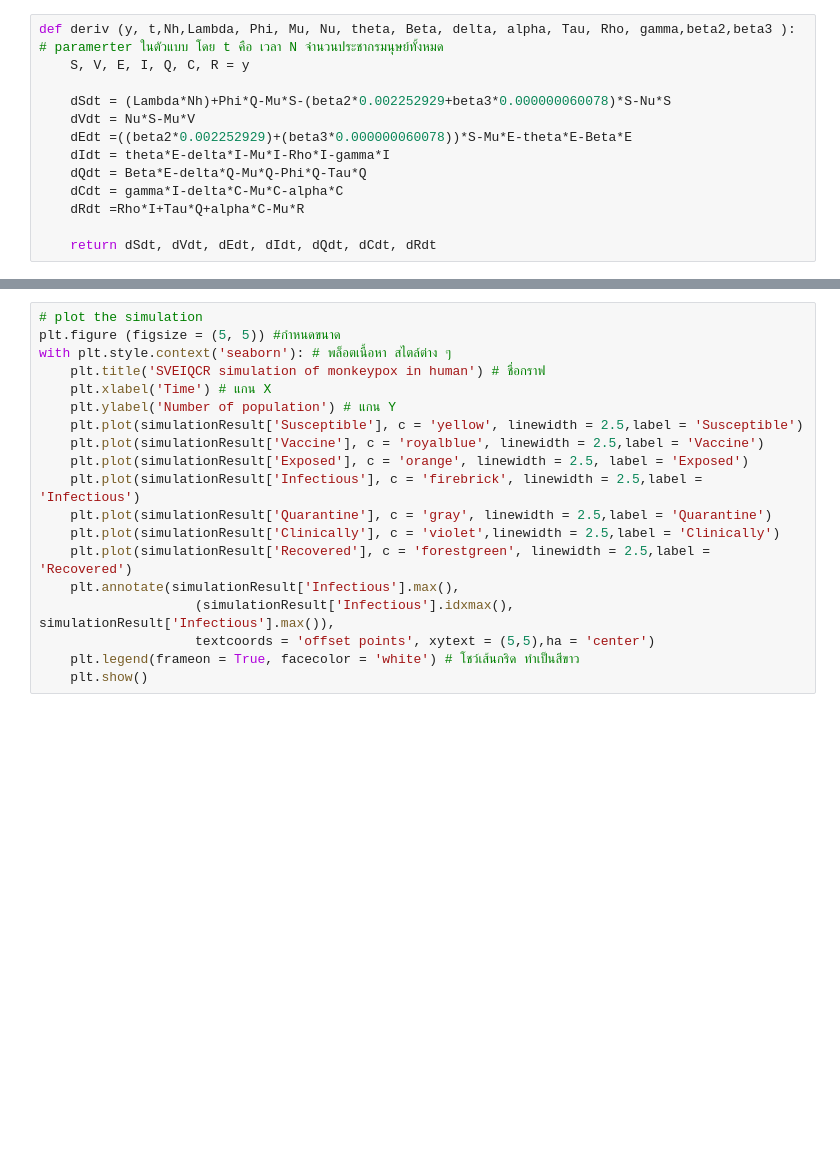
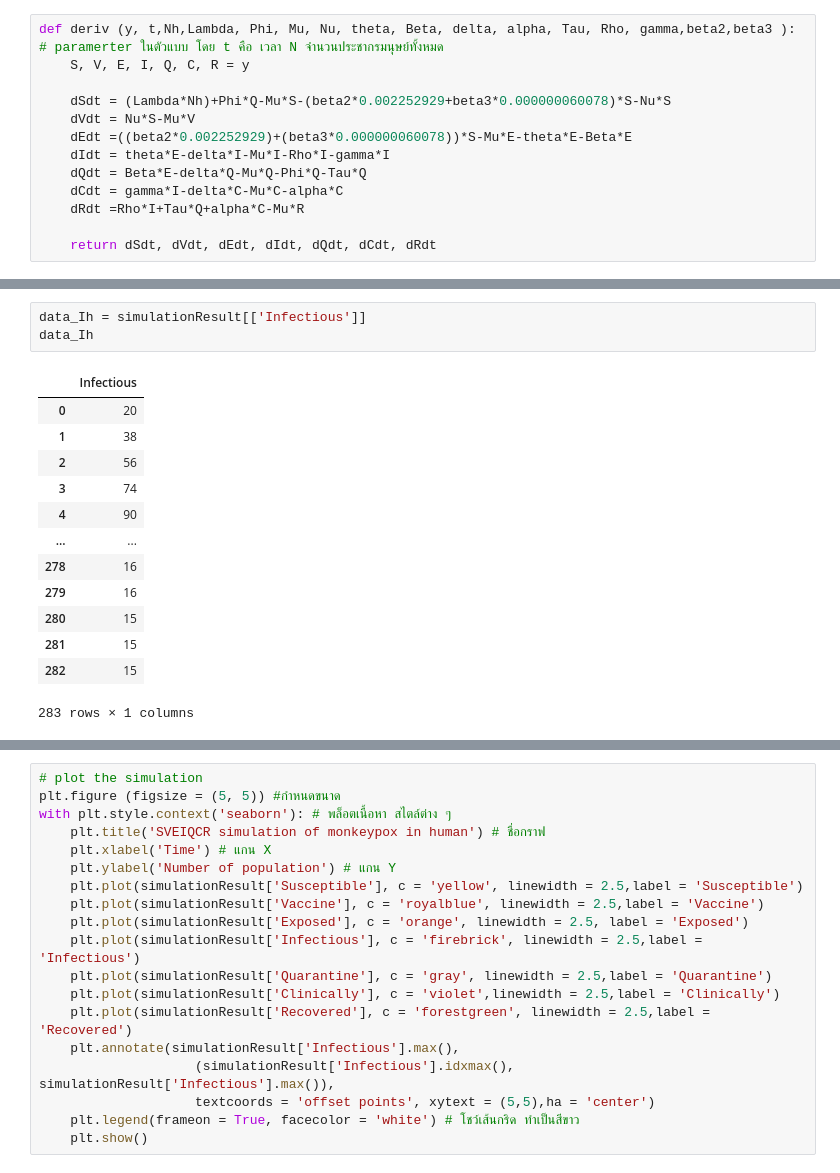
Before and after one commit to Khemapsorn/data_viz_2022, a Jupyter notebook: SVEIQCR.ipynb, the cells around one changed output, grey strips where cells are left out. Saved outputs shown, nothing was run; the diff lists cells and outputs as text; blank space fills up the shorter version.

```diff
--- a/SVEIQCR.ipynb
+++ b/SVEIQCR.ipynb
@@ -131,0 +139,17 @@ simulationResult
+# %%
+data_Ih = simulationResult[['Infectious']]
+data_Ih
+# %% [output]
+|  | Infectious |
+| 0 | 20 |
+| 1 | 38 |
+| 2 | 56 |
+| 3 | 74 |
+| 4 | 90 |
+| ... | ... |
+| 278 | 16 |
+| 279 | 16 |
+| 280 | 15 |
+| 281 | 15 |
+| 282 | 15 |
+283 rows × 1 columns
```
Also changed, not shown: parts of 9 cells of this notebook.
